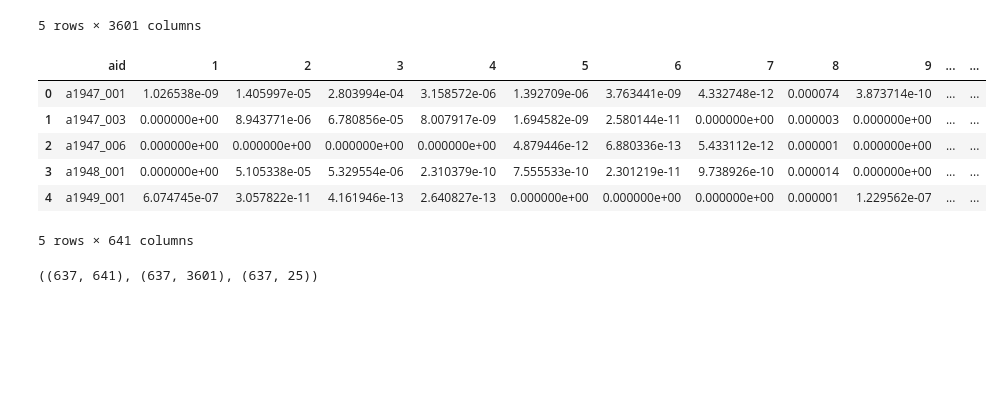
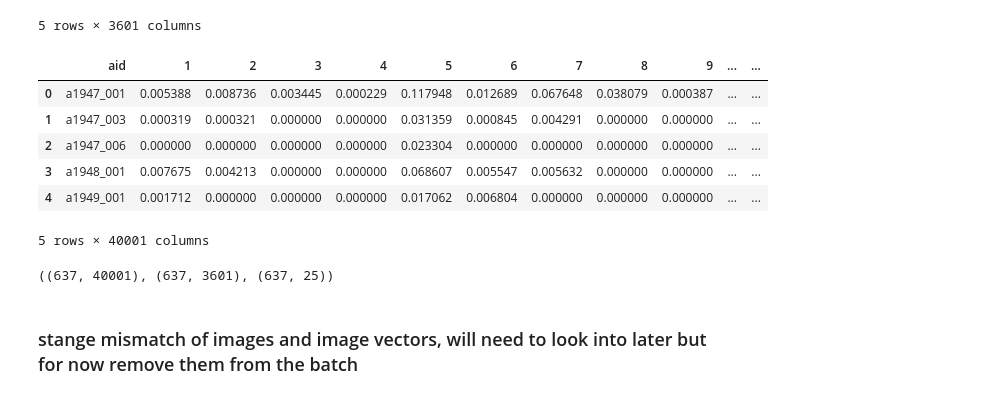
Before and after one commit to AndrewMarksArt/Content_Based_Image_Retrieval_System, a Jupyter notebook: src/Notebooks/SplitAndCleanData.ipynb, the cells around one changed output. Drawn from its saved outputs; the diff is of its cells as text; code cells hidden in the pictures; blank space fills up the shorter version.

```diff
--- a/src/Notebooks/SplitAndCleanData.ipynb
+++ b/src/Notebooks/SplitAndCleanData.ipynb
@@ -114,27 +104,27 @@ texture_df.head()
 | 4 | a1949_001 | 0.037382 | 0.055482 | 0.063927 | 0.050397 | 0.136572 | 0.054895 | 0.083589 | 0.050876 | 0.023491 | ... | ... |
 5 rows × 3601 columns
 # %%
-color_df = pd.read_csv(path_to_csv+'color_8_10_8_features.csv', header=None)
+color_df = pd.read_csv(path_to_csv+'color_40_40_5_features.csv', header=None)
 cols = color_df.columns.tolist()
 cols[0] = 'aid'
 color_df.columns = cols
-color_df.iloc[:,1:] = color_df.iloc[:,1:].apply(lambda x: (x)**3, axis=0)
 color_df.iloc[:,1:] = color_df.iloc[:,1:].apply(lambda x: (x-x.min()) / (x.max()-x.min()), axis=0)
 color_df.fillna(0, inplace=True)
-color_df = color_df.iloc[:,:641]
 color_df.head()
 # %% [output]
 |  | aid | 1 | 2 | 3 | 4 | 5 | 6 | 7 | 8 | 9 | ... | ... |
-| 0 | a1947_001 | 1.026538e-09 | 1.405997e-05 | 2.803994e-04 | 3.158572e-06 | 1.392709e-06 | 3.763441e-09 | 4.332748e-12 | 0.000074 | 3.873714e-10 | ... | ... |
-| 1 | a1947_003 | 0.000000e+00 | 8.943771e-06 | 6.780856e-05 | 8.007917e-09 | 1.694582e-09 | 2.580144e-11 | 0.000000e+00 | 0.000003 | 0.000000e+00 | ... | ... |
-| 2 | a1947_006 | 0.000000e+00 | 0.000000e+00 | 0.000000e+00 | 0.000000e+00 | 4.879446e-12 | 6.880336e-13 | 5.433112e-12 | 0.000001 | 0.000000e+00 | ... | ... |
-| 3 | a1948_001 | 0.000000e+00 | 5.105338e-05 | 5.329554e-06 | 2.310379e-10 | 7.555533e-10 | 2.301219e-11 | 9.738926e-10 | 0.000014 | 0.000000e+00 | ... | ... |
-| 4 | a1949_001 | 6.074745e-07 | 3.057822e-11 | 4.161946e-13 | 2.640827e-13 | 0.000000e+00 | 0.000000e+00 | 0.000000e+00 | 0.000001 | 1.229562e-07 | ... | ... |
+| 0 | a1947_001 | 0.005388 | 0.008736 | 0.003445 | 0.000229 | 0.117948 | 0.012689 | 0.067648 | 0.038079 | 0.000387 | ... | ... |
+| 1 | a1947_003 | 0.000319 | 0.000321 | 0.000000 | 0.000000 | 0.031359 | 0.000845 | 0.004291 | 0.000000 | 0.000000 | ... | ... |
+| 2 | a1947_006 | 0.000000 | 0.000000 | 0.000000 | 0.000000 | 0.023304 | 0.000000 | 0.000000 | 0.000000 | 0.000000 | ... | ... |
+| 3 | a1948_001 | 0.007675 | 0.004213 | 0.000000 | 0.000000 | 0.068607 | 0.005547 | 0.005632 | 0.000000 | 0.000000 | ... | ... |
+| 4 | a1949_001 | 0.001712 | 0.000000 | 0.000000 | 0.000000 | 0.017062 | 0.006804 | 0.000000 | 0.000000 | 0.000000 | ... | ... |
-5 rows × 641 columns
+5 rows × 40001 columns
 # %%
 color_df.shape, texture_df.shape, shape_df.shape
 # %% [output]
-((637, 641), (637, 3601), (637, 25))
+((637, 40001), (637, 3601), (637, 25))
+# %% [markdown]
+### stange mismatch of images and image vectors, will need to look into later but for now remove them from the batch
 # %%
 """
 a1958_016               --> missing from batch 1
```
Also changed, not shown: parts of 61 cells of this notebook, 4 other files.
